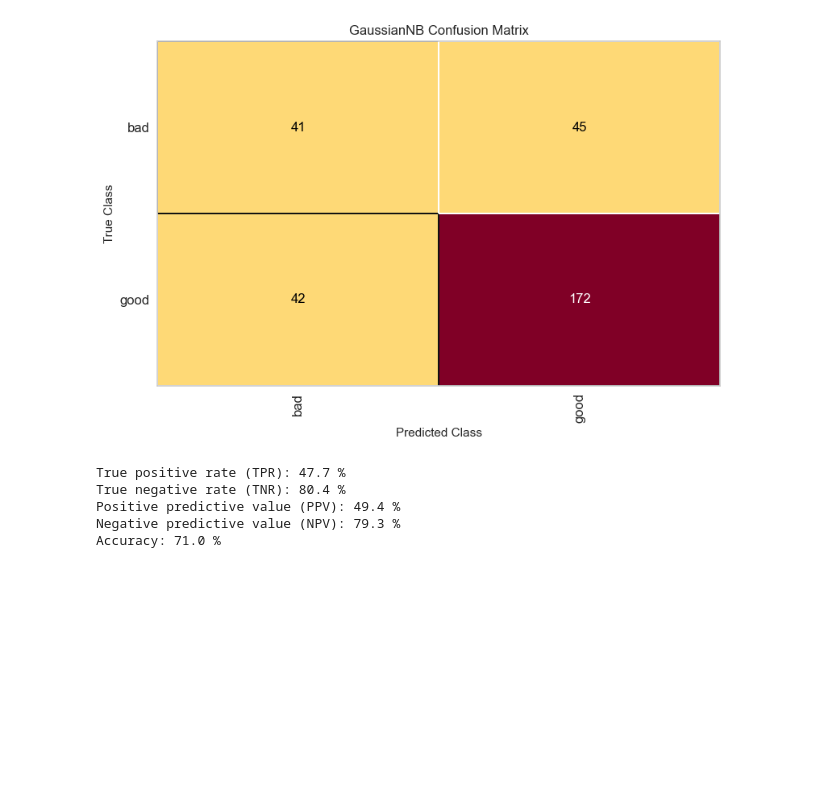
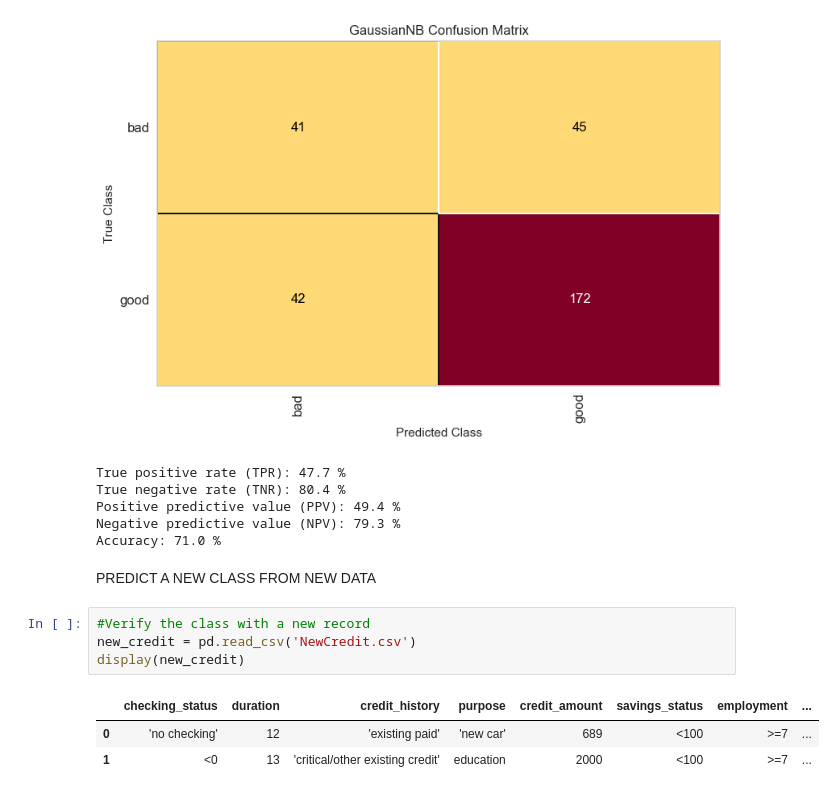
Before and after one commit to willc127/Machine_Learning, a Jupyter notebook: Naive_Bayes/Credit_Analysis/Naive_Bayes_Credit.ipynb, the cells around one changed output. Cells and saved outputs as stored; diff of their text form; blank space fills up the shorter version.

Commit message:
Predicted the class for new clients

```diff
--- a/Naive_Bayes/Credit_Analysis/Naive_Bayes_Credit.ipynb
+++ b/Naive_Bayes/Credit_Analysis/Naive_Bayes_Credit.ipynb
@@ -175,3 +175,13 @@ True negative rate (TNR): 80.4 %
 Positive predictive value (PPV): 49.4 %
 Negative predictive value (NPV): 79.3 %
 Accuracy: 71.0 %
+# %% [markdown]
+PREDICT A NEW CLASS FROM NEW DATA
+# %%
+#Verify the class with a new record
+new_credit = pd.read_csv('NewCredit.csv')
+display(new_credit)
+# %% [output]
+|  | checking_status | duration | credit_history | purpose | credit_amount | savings_status | employment | ... |
+| 0 | 'no checking' | 12 | 'existing paid' | 'new car' | 689 | <100 | >=7 | ... |
+| 1 | <0 | 13 | 'critical/other existing credit' | education | 2000 | <100 | >=7 | ... |
```
Also changed, not shown: parts of 2 cells of this notebook.
